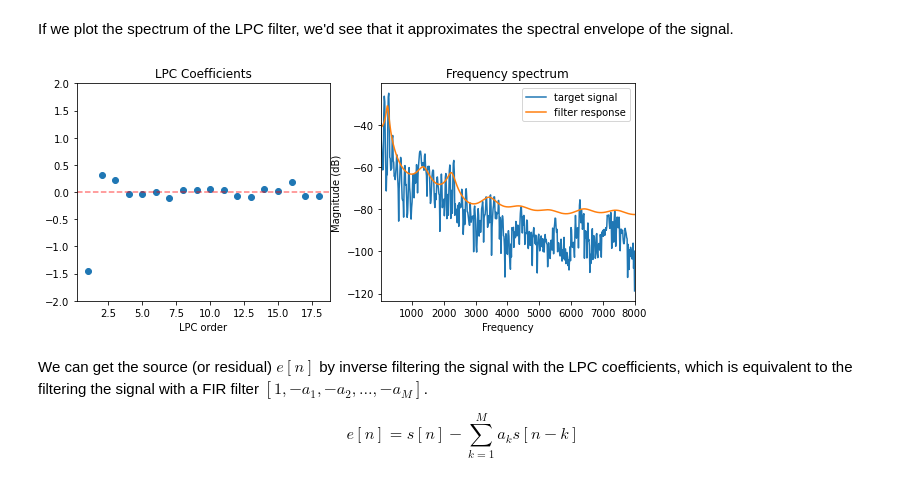
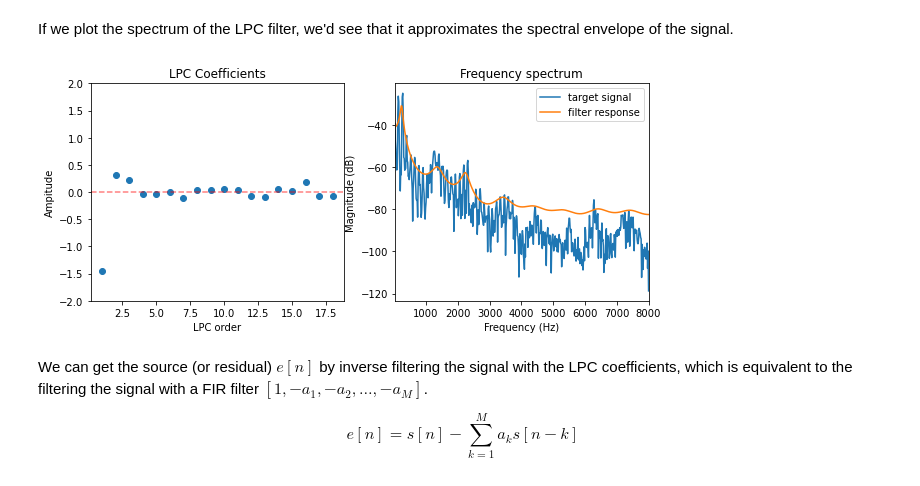
Before and after one commit to intro2ddsp/intro2ddsp.github.io, a Jupyter notebook: filters/sf.ipynb, the cells around one changed output. Drawn from its saved outputs; the diff is of its cells as text; code cells hidden in the pictures.

```diff
--- a/filters/sf.ipynb
+++ b/filters/sf.ipynb
@@ -90,25 +137,32 @@ Gain: 0.22559228539466858
 # %% [markdown]
 If we plot the spectrum of the LPC filter, we'd see that it approximates the spectral envelope of the signal.
 # %%
-freq_response = gain / torch.fft.rfft(torch.cat([coeffs.new_ones(1), coeffs]), n=frame_length) / frame_length
+freq_response = (
+    gain
+    / torch.fft.rfft(torch.cat([coeffs.new_ones(1), coeffs]), n=frame_length)
+    / frame_length
+)
 
 fig = plt.figure(figsize=(10, 4))
 plt.subplot(1, 2, 1)
-plt.axhline(y = 0, color = 'r', linestyle = 'dashed', alpha = 0.5)
-plt.scatter(np.arange(lpc_order) + 1,  coeffs.numpy())
-plt.xlabel('LPC order')
-plt.title('LPC Coefficients')
+plot_t("LPC Coefficients", [coeffs.numpy()], scatter=True, axhline=True, x_label="LPC order")
 plt.ylim(-2, 2)
 plt.subplot(1, 2, 2)
-plt.magnitude_spectrum(target.numpy(), Fs=sr, scale='dB', window=np.hanning(1024), label='target signal')
-plt.plot(np.arange(frame_length // 2 + 1) / frame_length * sr, 20 * np.log10(np.abs(freq_response.numpy())), label='filter response')
-plt.title('Frequency spectrum')
-plt.xlim(20, 8000)
-plt.legend()
-# plt.xscale('log')
+plot_f(
+    ys=[target.numpy()],
+    ys_labels=["target signal"],
+    paired_ys=[
+        (
+            np.arange(frame_length // 2 + 1) / frame_length * sr,
+            freq_response.numpy(),
+        )
+    ],
+    paired_ys_labels=["filter response"],
+    sr=sr,
+)
 plt.show()
 # %% [output]
-[figure, old version]
+[figure, new version]
 # %% [markdown]
 We can get the source (or residual) $e[n]$ by inverse filtering the signal with the LPC coefficients, which is equivalent to the filtering the signal with a FIR filter $[1, -a_1, -a_2, \dots, -a_M]$.
 
```
Also changed, not shown: parts of 20 cells of this notebook.
